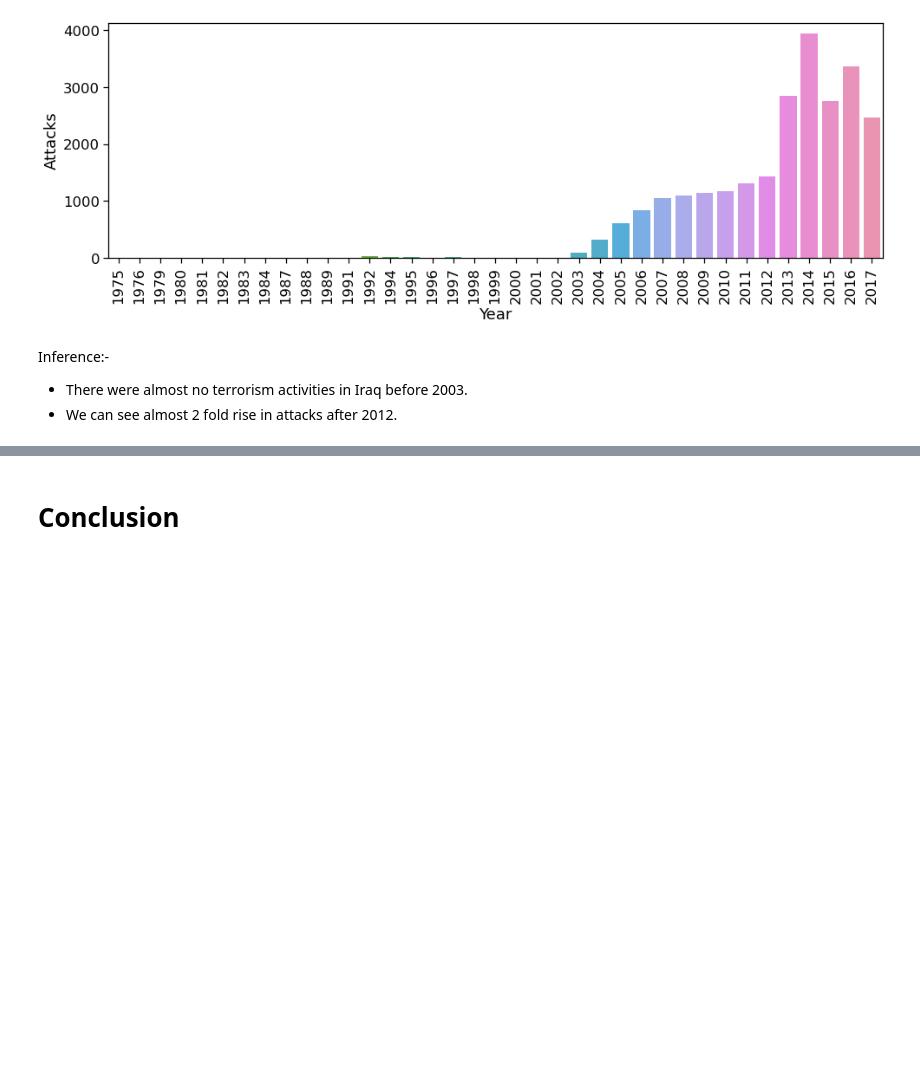
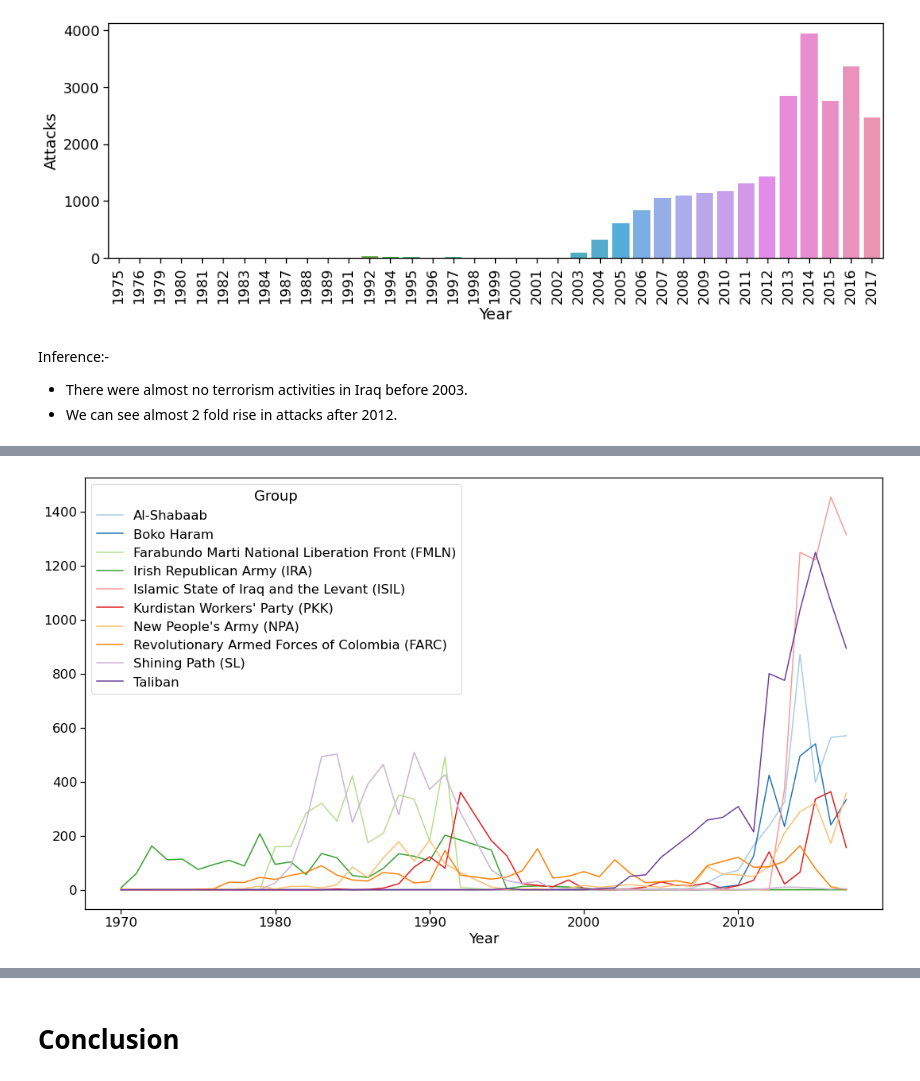
Before and after one commit to FiNiX-GaMmA/Global_terrorism-EDA_project, a Jupyter notebook: worsheet.ipynb, the cells around one changed output, grey strips where cells are left out. Cells and saved outputs as stored; diff of their text form; code cells hidden in the pictures; blank space fills up the shorter version.

```diff
--- a/worsheet.ipynb
+++ b/worsheet.ipynb
@@ -548,0 +565,8 @@ Inference:-
+# %%
+top_groups10=data[data['Group'].isin(data['Group'].value_counts()[1:11].index)]
+pd.crosstab(top_groups10.Year,top_groups10.Group).plot(color=sns.color_palette('Paired',10))
+fig=plt.gcf()
+fig.set_size_inches(18,10)
+plt.show()
+# %% [output]
+[figure, added]
```
Also changed, not shown: parts of 10 cells of this notebook.
